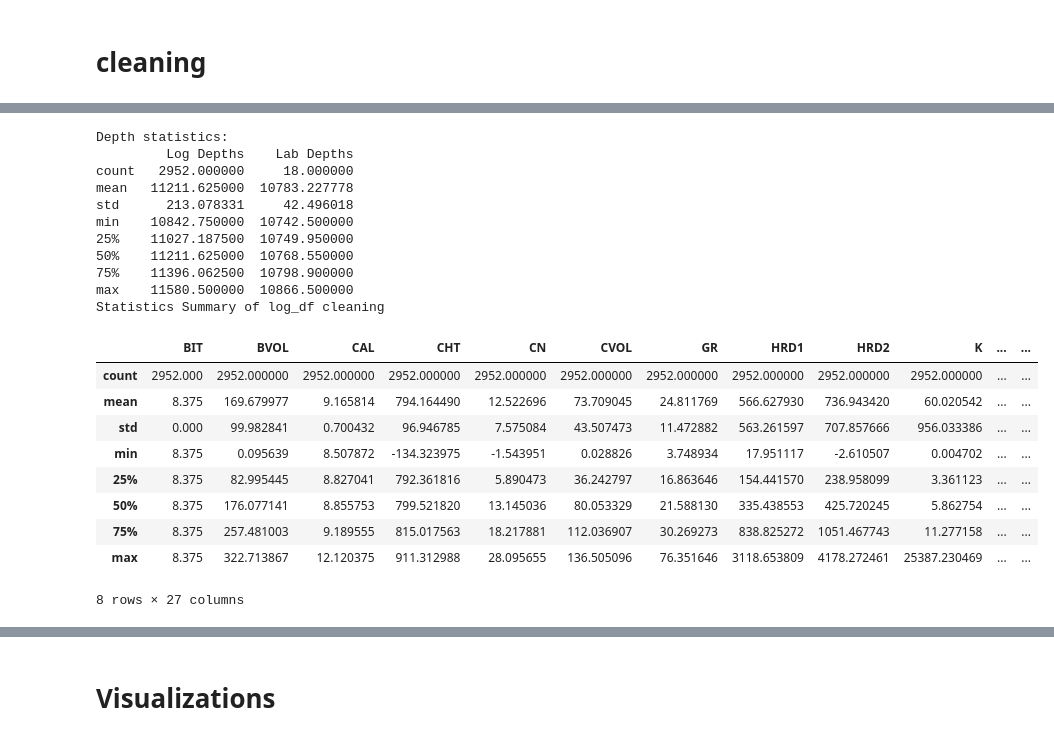
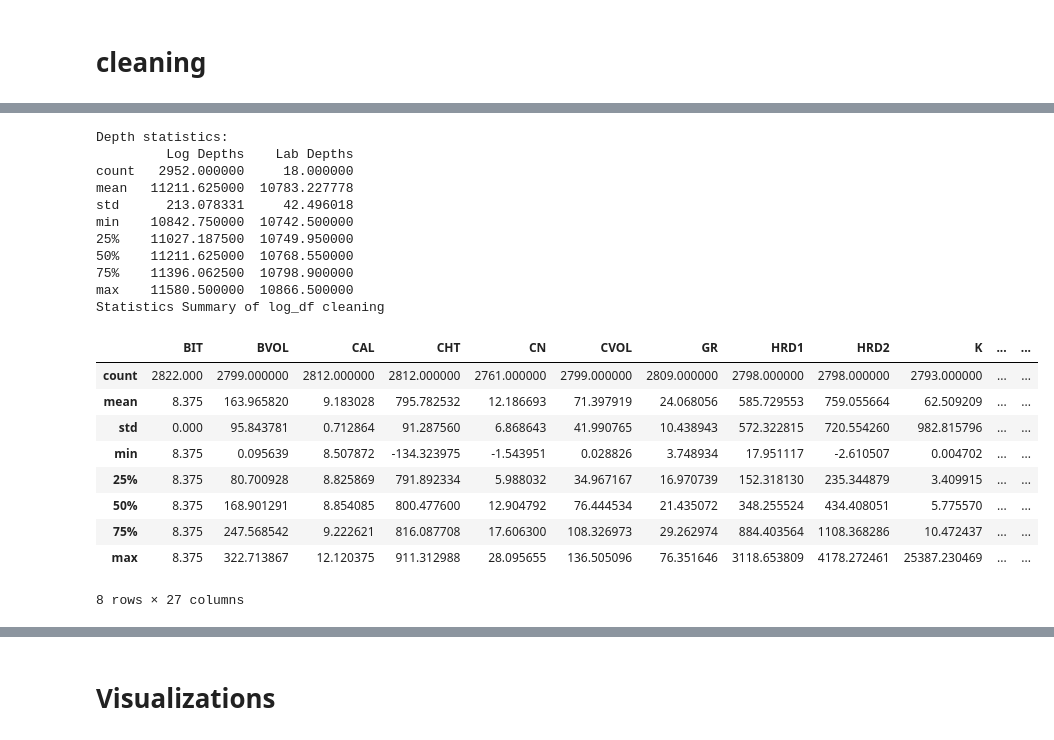
Before and after one commit to Z1y4dd/colab, a Jupyter notebook: HRDH/HRDH-1119.ipynb, the cells around one changed output, grey strips where cells are left out. Drawn from its saved outputs; the diff is of its cells as text; code cells hidden in the pictures.

```diff
--- a/HRDH/HRDH-1119.ipynb
+++ b/HRDH/HRDH-1119.ipynb
@@ -35,3 +35,12 @@ lab_data
 | 10865.4 | 125 | 40.9 | 50.9 | 0 | 0 | 0.2 | 0.3 | ... |
 | 10866.5 | 126 | 39.8 | 47.1 | 0 | 0 | 0.1 | 0.3 | ... |
 18 rows × 32 columns
+# %%
+# convert data types to float
+lab_data = lab_data.apply(pd.to_numeric, errors='coerce')
+
+
+print("\n📋 DATAFRAME STRUCTURE:")
+print(f"Index: {lab_data.index.name} (shape: {lab_data.index.shape})")
+print(f"Columns: {list(lab_data.columns)} (shape: {lab_data.shape})")
+print(f"Data types:\n{lab_data.info()}\n")
@@ -309,0 +237,8 @@ No nulls remain!
+# %%
+
+# no missing values in lab_df since all -999.25 values are not consinderd as null
+null_values = -999.25
+
+# Replace -999.25 with NaN FIRST
+log_df_clean = log_df.replace(null_values, np.nan)
+log_df_clean
@@ -312,40 +339,40 @@ No nulls remain!
 # print("First 10 log depths:")
 # print(log_df.index[:10])
 
 # print("\nFirst 10 lab depths:")
 # print(lab_data.index[:10])
 
 # Create a DataFrame to summarize both depth distributions
 depth_stats = pd.DataFrame({
     'Log Depths': pd.Series(log_df_clean.index),
-    'Lab Depths': pd.Series(lab_df.index),
+    'Lab Depths': pd.Series(lab_data.index),
 })
 #  Display summary statistics
 print("\nDepth statistics:")
 print(depth_stats.describe())
 
 #Summary of the number of nulls
 print("Statistics Summary of log_df cleaning")
 log_df_clean.describe()
 # %% [output]
 Depth statistics:
          Log Depths    Lab Depths
 count   2952.000000     18.000000
 mean   11211.625000  10783.227778
 std      213.078331     42.496018
 min    10842.750000  10742.500000
 25%    11027.187500  10749.950000
 50%    11211.625000  10768.550000
 75%    11396.062500  10798.900000
 max    11580.500000  10866.500000
 Statistics Summary of log_df cleaning
 |  | BIT | BVOL | CAL | CHT | CN | CVOL | GR | HRD1 | HRD2 | K | ... | ... |
-| count | 2952.000 | 2952.000000 | 2952.000000 | 2952.000000 | 2952.000000 | 2952.000000 | 2952.000000 | 2952.000000 | 2952.000000 | 2952.000000 | ... | ... |
-| mean | 8.375 | 169.679977 | 9.165814 | 794.164490 | 12.522696 | 73.709045 | 24.811769 | 566.627930 | 736.943420 | 60.020542 | ... | ... |
-| std | 0.000 | 99.982841 | 0.700432 | 96.946785 | 7.575084 | 43.507473 | 11.472882 | 563.261597 | 707.857666 | 956.033386 | ... | ... |
+| count | 2822.000 | 2799.000000 | 2812.000000 | 2812.000000 | 2761.000000 | 2799.000000 | 2809.000000 | 2798.000000 | 2798.000000 | 2793.000000 | ... | ... |
+| mean | 8.375 | 163.965820 | 9.183028 | 795.782532 | 12.186693 | 71.397919 | 24.068056 | 585.729553 | 759.055664 | 62.509209 | ... | ... |
+| std | 0.000 | 95.843781 | 0.712864 | 91.287560 | 6.868643 | 41.990765 | 10.438943 | 572.322815 | 720.554260 | 982.815796 | ... | ... |
 | min | 8.375 | 0.095639 | 8.507872 | -134.323975 | -1.543951 | 0.028826 | 3.748934 | 17.951117 | -2.610507 | 0.004702 | ... | ... |
-| 25% | 8.375 | 82.995445 | 8.827041 | 792.361816 | 5.890473 | 36.242797 | 16.863646 | 154.441570 | 238.958099 | 3.361123 | ... | ... |
-| 50% | 8.375 | 176.077141 | 8.855753 | 799.521820 | 13.145036 | 80.053329 | 21.588130 | 335.438553 | 425.720245 | 5.862754 | ... | ... |
-| 75% | 8.375 | 257.481003 | 9.189555 | 815.017563 | 18.217881 | 112.036907 | 30.269273 | 838.825272 | 1051.467743 | 11.277158 | ... | ... |
+| 25% | 8.375 | 80.700928 | 8.825869 | 791.892334 | 5.988032 | 34.967167 | 16.970739 | 152.318130 | 235.344879 | 3.409915 | ... | ... |
+| 50% | 8.375 | 168.901291 | 8.854085 | 800.477600 | 12.904792 | 76.444534 | 21.435072 | 348.255524 | 434.408051 | 5.775570 | ... | ... |
+| 75% | 8.375 | 247.568542 | 9.222621 | 816.087708 | 17.606300 | 108.326973 | 29.262974 | 884.403564 | 1108.368286 | 10.472437 | ... | ... |
 | max | 8.375 | 322.713867 | 12.120375 | 911.312988 | 28.095655 | 136.505096 | 76.351646 | 3118.653809 | 4178.272461 | 25387.230469 | ... | ... |
 8 rows × 27 columns
```
Also changed, not shown: parts of 42 cells of this notebook.
